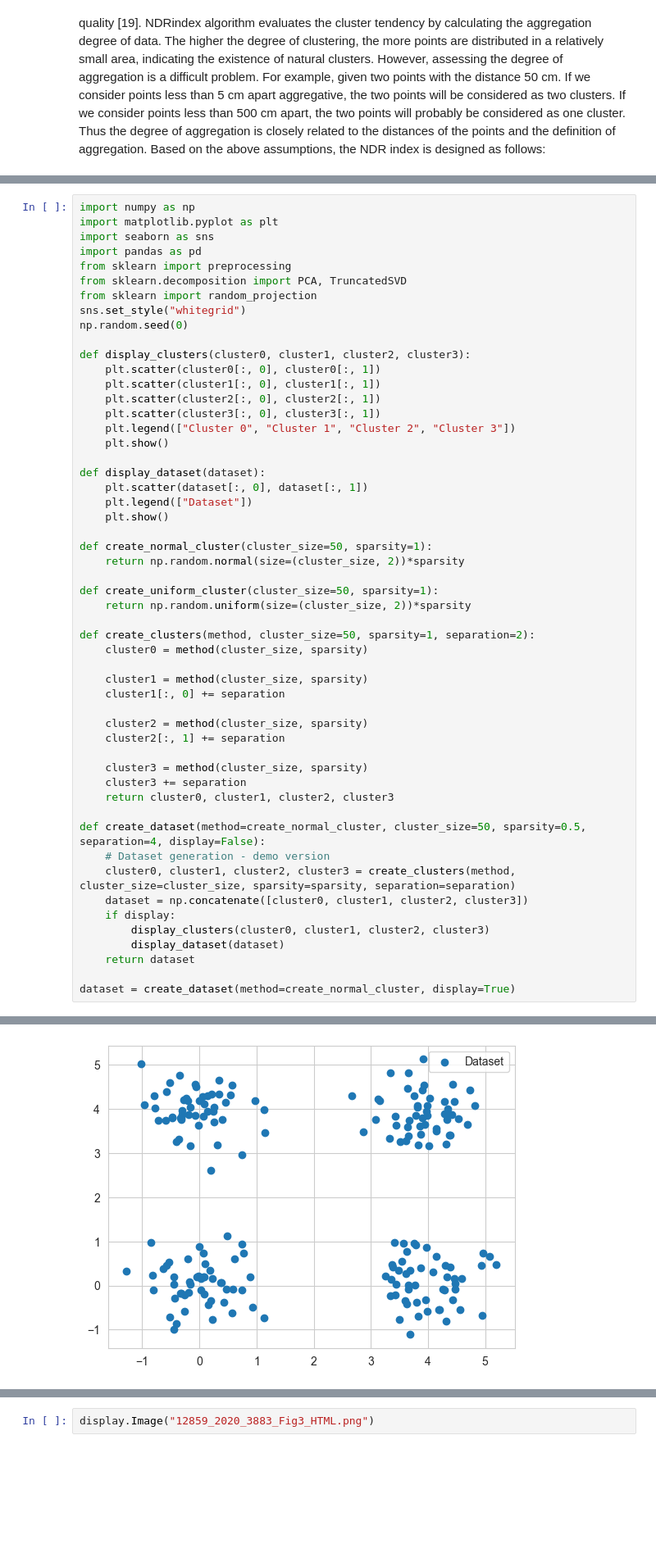
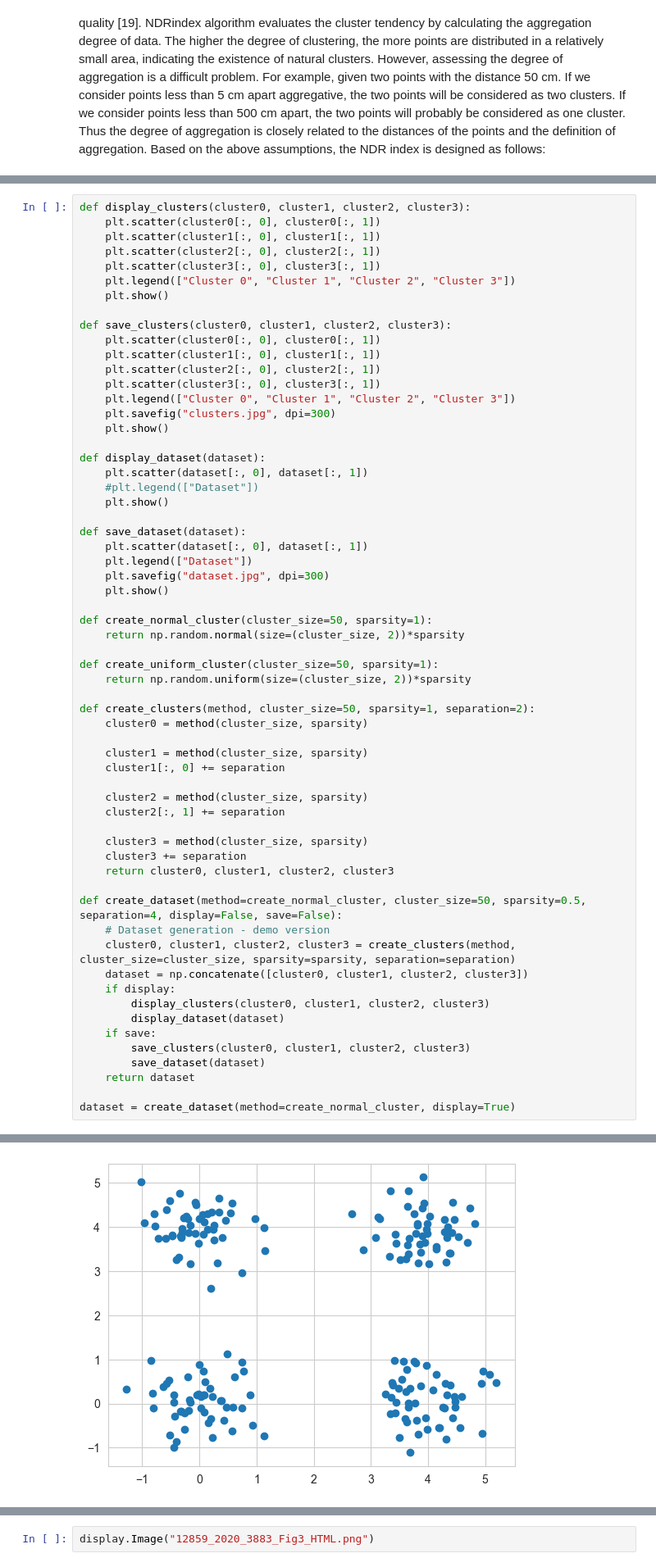
Before and after one commit to ptribel/NDRIndex, a Jupyter notebook: NDRIndex.ipynb, the cells around one changed output, grey strips where cells are left out. Shown: that part at 82% size. Saved outputs shown, nothing was run; the diff lists cells and outputs as text; blank space fills up the shorter version.

```diff
--- a/NDRIndex.ipynb
+++ b/NDRIndex.ipynb
@@ -34,14 +62,4 @@ The key to the NDRindex method is an algorithm for evaluating data quality. Not
 # %%
-import numpy as np
-import matplotlib.pyplot as plt
-import seaborn as sns
-import pandas as pd
-from sklearn import preprocessing
-from sklearn.decomposition import PCA, TruncatedSVD
-from sklearn import random_projection
-sns.set_style("whitegrid")
-np.random.seed(0)
-
 def display_clusters(cluster0, cluster1, cluster2, cluster3):
     plt.scatter(cluster0[:, 0], cluster0[:, 1])
     plt.scatter(cluster1[:, 0], cluster1[:, 1])
@@ -50,43 +68,61 @@ def display_clusters(cluster0, cluster1, cluster2, cluster3):
     plt.legend(["Cluster 0", "Cluster 1", "Cluster 2", "Cluster 3"])
     plt.show()
 
+def save_clusters(cluster0, cluster1, cluster2, cluster3):
+    plt.scatter(cluster0[:, 0], cluster0[:, 1])
+    plt.scatter(cluster1[:, 0], cluster1[:, 1])
+    plt.scatter(cluster2[:, 0], cluster2[:, 1])
+    plt.scatter(cluster3[:, 0], cluster3[:, 1])
+    plt.legend(["Cluster 0", "Cluster 1", "Cluster 2", "Cluster 3"])
+    plt.savefig("clusters.jpg", dpi=300)
+    plt.show()
+
 def display_dataset(dataset):
     plt.scatter(dataset[:, 0], dataset[:, 1])
+    #plt.legend(["Dataset"])
+    plt.show()
+
+def save_dataset(dataset):
+    plt.scatter(dataset[:, 0], dataset[:, 1])
     plt.legend(["Dataset"])
+    plt.savefig("dataset.jpg", dpi=300)
     plt.show()
 
 def create_normal_cluster(cluster_size=50, sparsity=1):
     return np.random.normal(size=(cluster_size, 2))*sparsity
 
 def create_uniform_cluster(cluster_size=50, sparsity=1):
     return np.random.uniform(size=(cluster_size, 2))*sparsity
 
 def create_clusters(method, cluster_size=50, sparsity=1, separation=2):
     cluster0 = method(cluster_size, sparsity)
 
     cluster1 = method(cluster_size, sparsity)
     cluster1[:, 0] += separation
 
     cluster2 = method(cluster_size, sparsity)
     cluster2[:, 1] += separation
 
     cluster3 = method(cluster_size, sparsity)
     cluster3 += separation
     return cluster0, cluster1, cluster2, cluster3
 
-def create_dataset(method=create_normal_cluster, cluster_size=50, sparsity=0.5, separation=4, display=False):
+def create_dataset(method=create_normal_cluster, cluster_size=50, sparsity=0.5, separation=4, display=False, save=False):
     # Dataset generation - demo version
     cluster0, cluster1, cluster2, cluster3 = create_clusters(method, cluster_size=cluster_size, sparsity=sparsity, separation=separation)
     dataset = np.concatenate([cluster0, cluster1, cluster2, cluster3])
     if display:
         display_clusters(cluster0, cluster1, cluster2, cluster3)
         display_dataset(dataset)
+    if save:
+        save_clusters(cluster0, cluster1, cluster2, cluster3)
+        save_dataset(dataset)
     return dataset
 
 dataset = create_dataset(method=create_normal_cluster, display=True)
 # %% [output]
 [figure]
-[figure, old version]
+[figure, new version]
 # %%
 def get_distance(x1, x2):
     """
```
Also changed, not shown: parts of 12 cells of this notebook, 14 other files.
